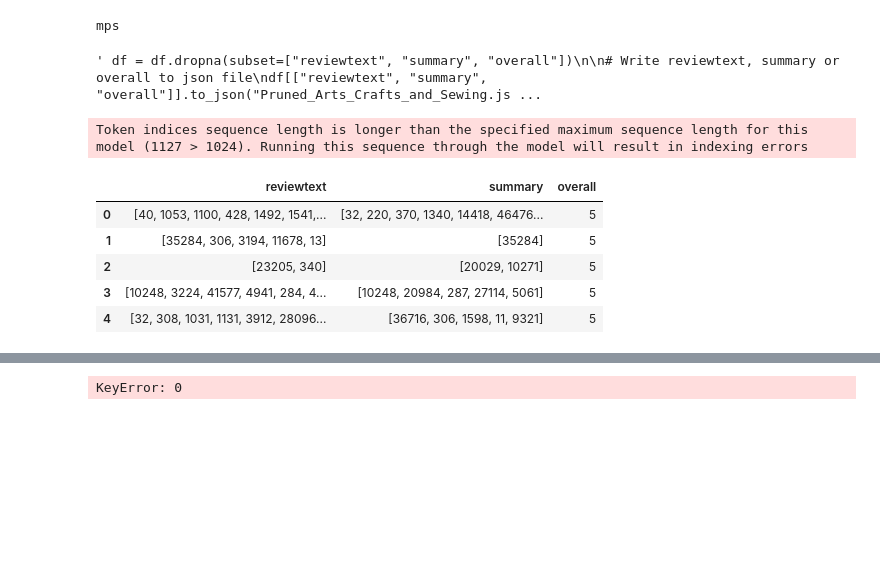
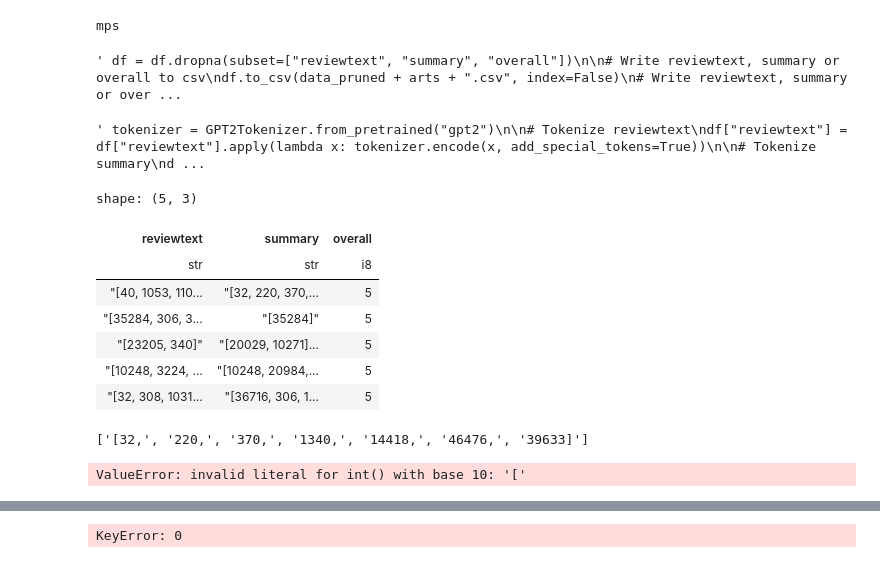
Before and after one commit to JnsJensen/review-summariser, a Jupyter notebook: summariser.ipynb, the cells around one changed output, grey strips where cells are left out. Saved outputs shown, nothing was run; the diff lists cells and outputs as text; code cells hidden in the pictures; blank space fills up the shorter version.

Commit message:
feat: Dataset preprocessing and tokenization
Co-authored-by: Jens <JnsJensen@users.noreply.github.com>
Co-authored-by: joakimbetzer <joakimbetzer@users.noreply.github.com>

```diff
--- a/summariser.ipynb
+++ b/summariser.ipynb
@@ -19,28 +20,33 @@ data_dir = "datasets/"
 
 # Dataset paths
 full_path = data_dir + "full/" # Use this for full dataset that contains all review matadata
-data_pruned = data_dir + "pruned/" # Only datasets with two numbers beside the path have a pruned version
+data_pruned = data_dir + "pruned/" # Only datasets with one number to the right side of it have a pruned version
+data_tokenized = data_dir + "tokenized/" # Only datasets with two numbers to the right side of it have a tokenized version
 
-full = "All_Amazon_Review_5.json" # 80 GB
-arts = "Arts_Crafts_and_Sewing.json" # 629 MB / 1.18 GB
-video = "Amazon_Instant_Video_5.json" # 28 MB
+full = "All_Amazon_Review_5" # 80 GB
+arts = "Arts_Crafts_and_Sewing" # 518 MB / 629 MB / 1.18 GB
+video = "Amazon_Instant_Video_5" # 28 MB
 
 # Pruned dataset paths
 
 # Read data with pandas
-df = pd.read_json(data_pruned + arts, lines=True)
+#df = pd.read_json(data_pruned + arts + ".json", lines=True)
+# Read csv with polars
+#df = pl.read_csv(data_pruned + arts + ".csv")
 # %%
 """ Prune a dataframe to only contain the columns we need """
 # Drop all rows without a reviewtext or summary
 """ df = df.dropna(subset=["reviewtext", "summary", "overall"])
 
-# Write reviewtext, summary or overall to json file
-df[["reviewtext", "summary", "overall"]].to_json("Pruned_Arts_Crafts_and_Sewing.json", orient="records", lines=True) """
+# Write reviewtext, summary or overall to csv
+df.to_csv(data_pruned + arts + ".csv", index=False)
+# Write reviewtext, summary or overall to json
+#df[["reviewtext", "summary", "overall"]].to_json("Pruned_Arts_Crafts_and_Sewing.json", orient="records", lines=True) """
 # %% [output]
-' df = df.dropna(subset=["reviewtext", "summary", "overall"])\n\n# Write reviewtext, summary or overall to json file\ndf[["reviewtext", "summary", "overall"]].to_json("Pruned_Arts_Crafts_and_Sewing.js ...
+' df = df.dropna(subset=["reviewtext", "summary", "overall"])\n\n# Write reviewtext, summary or overall to csv\ndf.to_csv(data_pruned + arts + ".csv", index=False)\n# Write reviewtext, summary or over ...
 # %%
 # Tokenize reviewtext and summary
-tokenizer = GPT2Tokenizer.from_pretrained("gpt2")
+""" tokenizer = GPT2Tokenizer.from_pretrained("gpt2")
 
 # Tokenize reviewtext
 df["reviewtext"] = df["reviewtext"].apply(lambda x: tokenizer.encode(x, add_special_tokens=True))
@@ -48,15 +54,39 @@ df["reviewtext"] = df["reviewtext"].apply(lambda x: tokenizer.encode(x, add_spec
 # Tokenize summary
 df["summary"] = df["summary"].apply(lambda x: tokenizer.encode(x, add_special_tokens=True))
 
-df.head()
+# Writing the tokenized data to csv
+df.to_csv(data_tokenized + arts + ".csv", index=False) """
 # %% [output]
-Token indices sequence length is longer than the specified maximum sequence length for this model (1127 > 1024). Running this sequence through the model will result in indexing errors
+' tokenizer = GPT2Tokenizer.from_pretrained("gpt2")\n\n# Tokenize reviewtext\ndf["reviewtext"] = df["reviewtext"].apply(lambda x: tokenizer.encode(x, add_special_tokens=True))\n\n# Tokenize summary\nd ...
-|  | reviewtext | summary | overall |
-| 0 | [40, 1053, 1100, 428, 1492, 1541,... | [32, 220, 370, 1340, 14418, 46476... | 5 |
-| 1 | [35284, 306, 3194, 11678, 13] | [35284] | 5 |
-| 2 | [23205, 340] | [20029, 10271] | 5 |
-| 3 | [10248, 3224, 41577, 4941, 284, 4... | [10248, 20984, 287, 27114, 5061] | 5 |
-| 4 | [32, 308, 1031, 1131, 3912, 28096... | [36716, 306, 1598, 11, 9321] | 5 |
+# %%
+# Load the tokenized data
+df = pl.read_csv(data_tokenized + arts + ".csv", dtypes={"reviewtext": pl.Utf8, "summary": pl.Utf8, "overall": pl.Int8})
+df.head()
+# %% [output]
+shape: (5, 3)
+| reviewtext | summary | overall |
+| str | str | i8 |
+| "[40, 1053, 110... | "[32, 220, 370,... | 5 |
+| "[35284, 306, 3... | "[35284]" | 5 |
+| "[23205, 340]" | "[20029, 10271]... | 5 |
+| "[10248, 3224, ... | "[10248, 20984,... | 5 |
+| "[32, 308, 1031... | "[36716, 306, 1... | 5 |
+# %%
+print(df['summary'][0].split())
+
+np.argmax(df['summary'].apply(str.split).apply(len))
+#df['summary'][1616449]
+
+# Detokenize reviewtext and summary
+tokenizer = GPT2Tokenizer.from_pretrained("gpt2")
+
+df["reviewtext"] = df["reviewtext"].apply(lambda x: tokenizer.decode(x))
+df["summary"] = df["summary"].apply(lambda x: tokenizer.decode(x))
+
+df.head()
+# %% [output]
+['[32,', '220,', '370,', '1340,', '14418,', '46476,', '39633]']
+ValueError: invalid literal for int() with base 10: '['
 # %%
 # Lower case all strings
 #df.columns = map(str.lower, df.columns)
```
Also changed, not shown: parts of 2 cells of this notebook.
